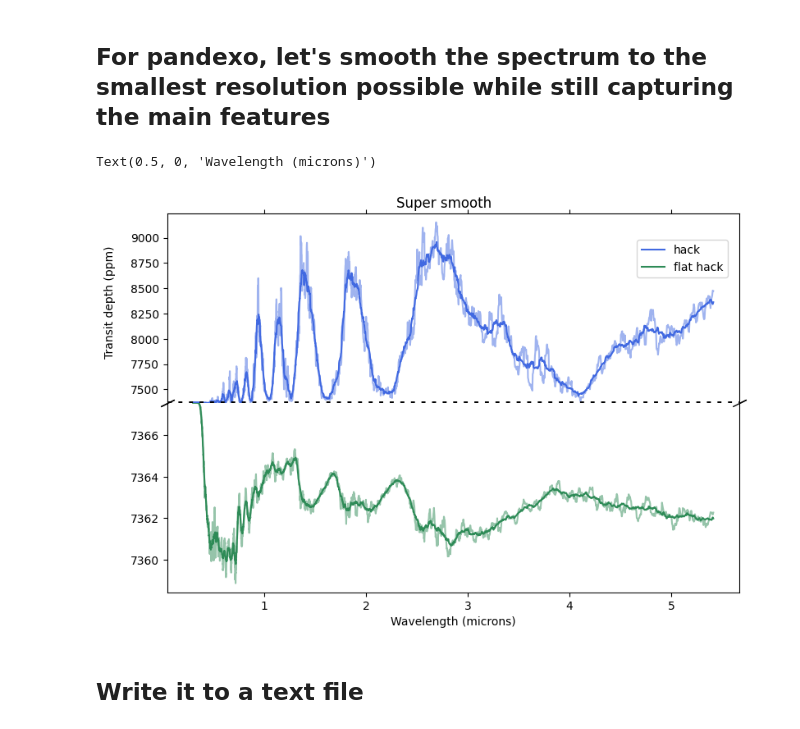
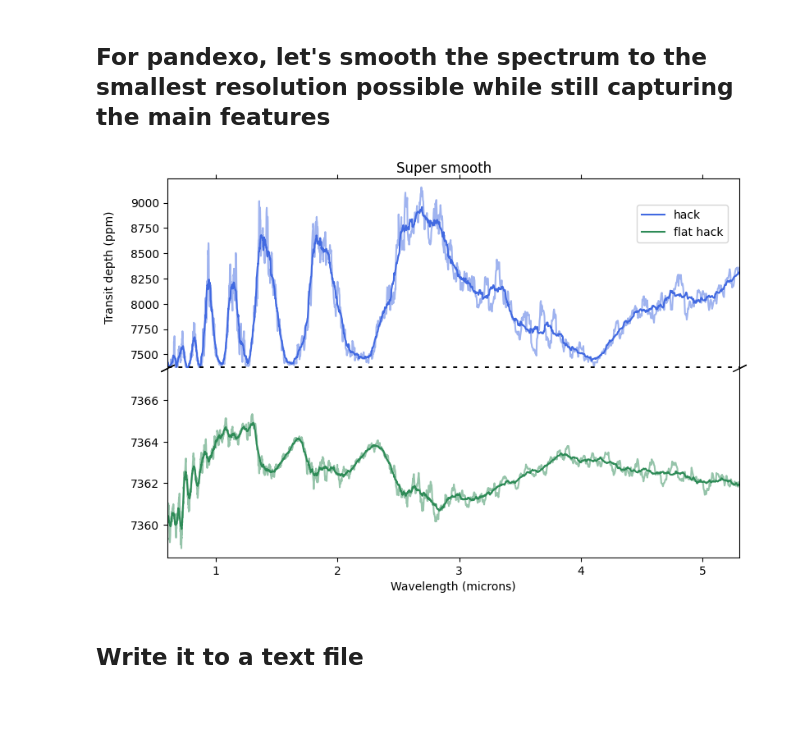
Before and after one commit to steph-coffey/first-year-project, a Jupyter notebook: hacking trappist.ipynb, the cells around one changed output. Drawn from its saved outputs; the diff is of its cells as text; code cells hidden in the pictures.

```diff
--- a/hacking trappist.ipynb
+++ b/hacking trappist.ipynb
@@ -138,35 +139,36 @@ fig.subplots_adjust(hspace = 0)
 axs[0].plot(wave, smooth_hacked_spec, c = 'royalblue', alpha = 0.5, label = '_nolegend_')
 axs[1].plot(wave, smooth_flat_hacked_spec, c = 'seagreen', alpha = 0.5, label = '_nolegend_')
 axs[0].plot(wave, supersmooth_hacked_spec, c = 'royalblue')
 axs[1].plot(wave, supersmooth_flat_hacked_spec, c = 'seagreen')
 fig.legend(['hack','flat hack'], loc = (0.805,0.8))
 
 # Broken axis
+axs[0].set_xlim(0.6,5.3)
 axs[0].set_ylim(t1bt1_fixed_depth, None)
 axs[1].set_ylim(None, t1bt1_fixed_depth)
 axs[0].spines.bottom.set_visible(False)
 axs[1].spines.top.set_visible(False)
 axs[0].xaxis.tick_top()
 axs[1].tick_params(labeltop=True)  # don't put tick labels at the top
 axs[1].xaxis.tick_bottom()
 axs[1].xaxis.grid(True, which='minor')
 
 # Slanted lines
 d = .5  # proportion of vertical to horizontal extent of the slanted line
 kwargs = dict(marker=[(-1, -d), (1, d)], ms=12,ls="none", c='k', mec='k', mew=1, clip_on=False)
 axs[0].plot([0, 1], [0, 0], transform=axs[0].transAxes, **kwargs)
 axs[1].plot([0, 1], [1, 1], transform=axs[1].transAxes, **kwargs)
 
 # Plotting fixed transit depth to compare
 axs[0].axhline(y = t1bt1_fixed_depth, c = 'black', ls = 'dotted', lw = 3.5)
 
 # Labels
 fig.suptitle('Super smooth', y = 0.915)
 fig.text(0.04, 0.7, 'Transit depth (ppm)', va='center', rotation='vertical')
 axs[1].set_xlabel('Wavelength (microns)')
+plt.savefig('supersmooth_t1b.png')
 # %% [output]
-Text(0.5, 0, 'Wavelength (microns)')
-[figure, old version]
+[figure, new version]
 # %% [markdown]
 ## Write it to a text file
 # %% [markdown]
```
Also changed, not shown: parts of 2 cells of this notebook, 22 other files.
